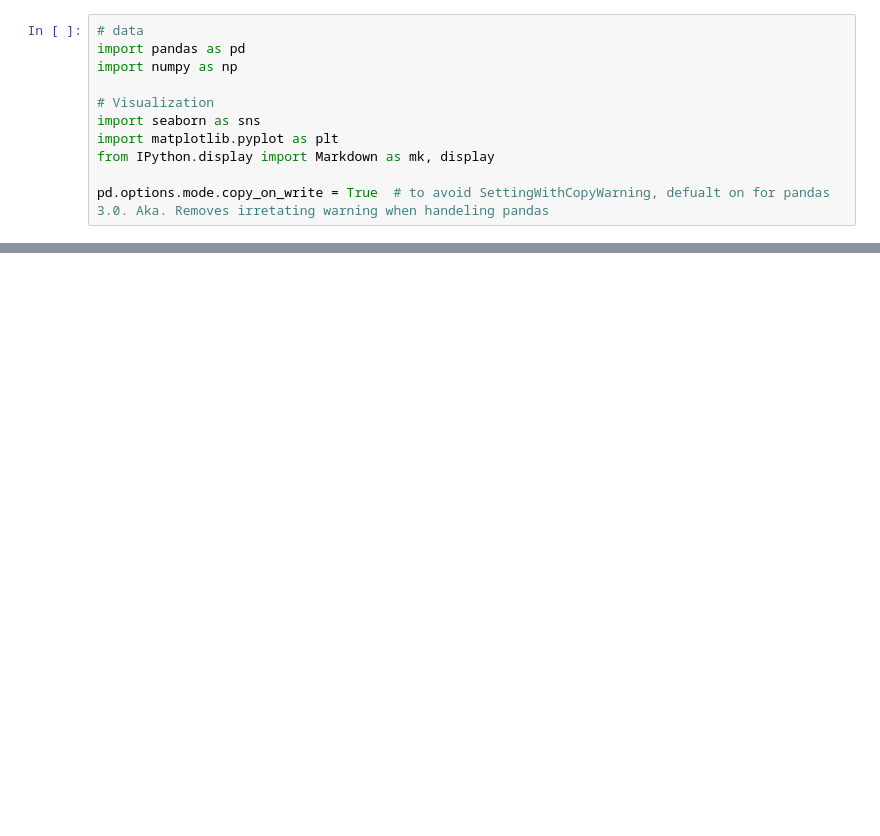
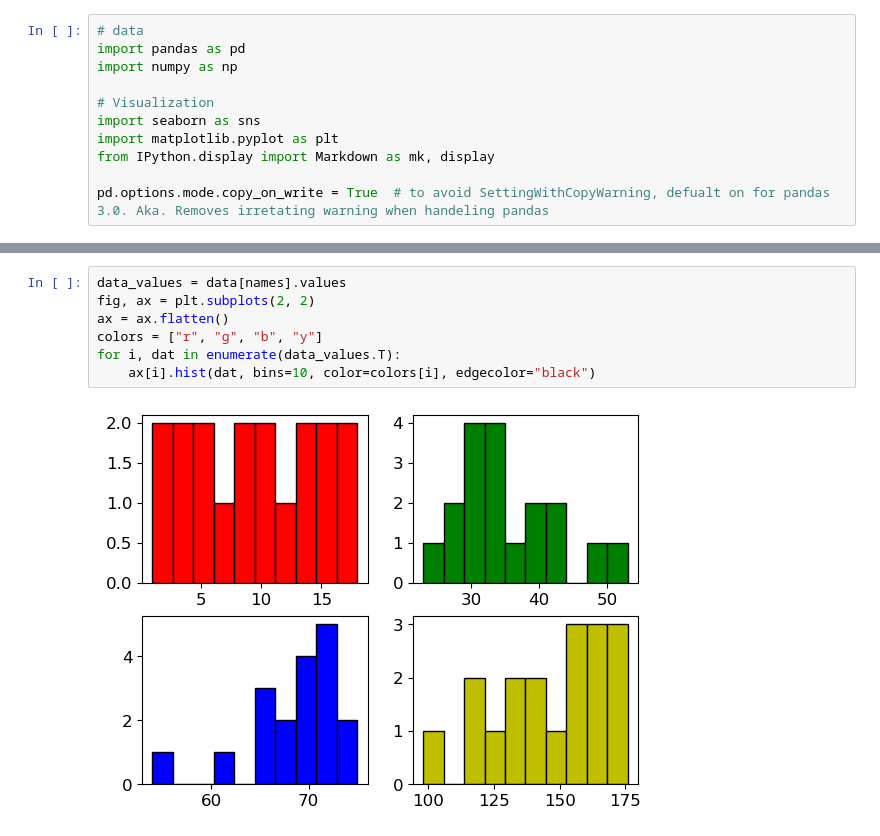
Before and after one commit to SteenBender/nanokemi, a Jupyter notebook: plot_i_python/python_plotting.ipynb, the cells around one changed output, grey strips where cells are left out. Cells and saved outputs as stored; diff of their text form; blank space fills up the shorter version.

```diff
--- a/plot_i_python/python_plotting.ipynb
+++ b/plot_i_python/python_plotting.ipynb
@@ -11,0 +20,9 @@ pd.options.mode.copy_on_write = True  # to avoid SettingWithCopyWarning, defualt
+# %%
+data_values = data[names].values
+fig, ax = plt.subplots(2, 2)
+ax = ax.flatten()
+colors = ["r", "g", "b", "y"]
+for i, dat in enumerate(data_values.T):
+    ax[i].hist(dat, bins=10, color=colors[i], edgecolor="black")
+# %% [output]
+[figure, added]
```
Also changed, not shown: parts of 15 cells of this notebook, 5 other files.
